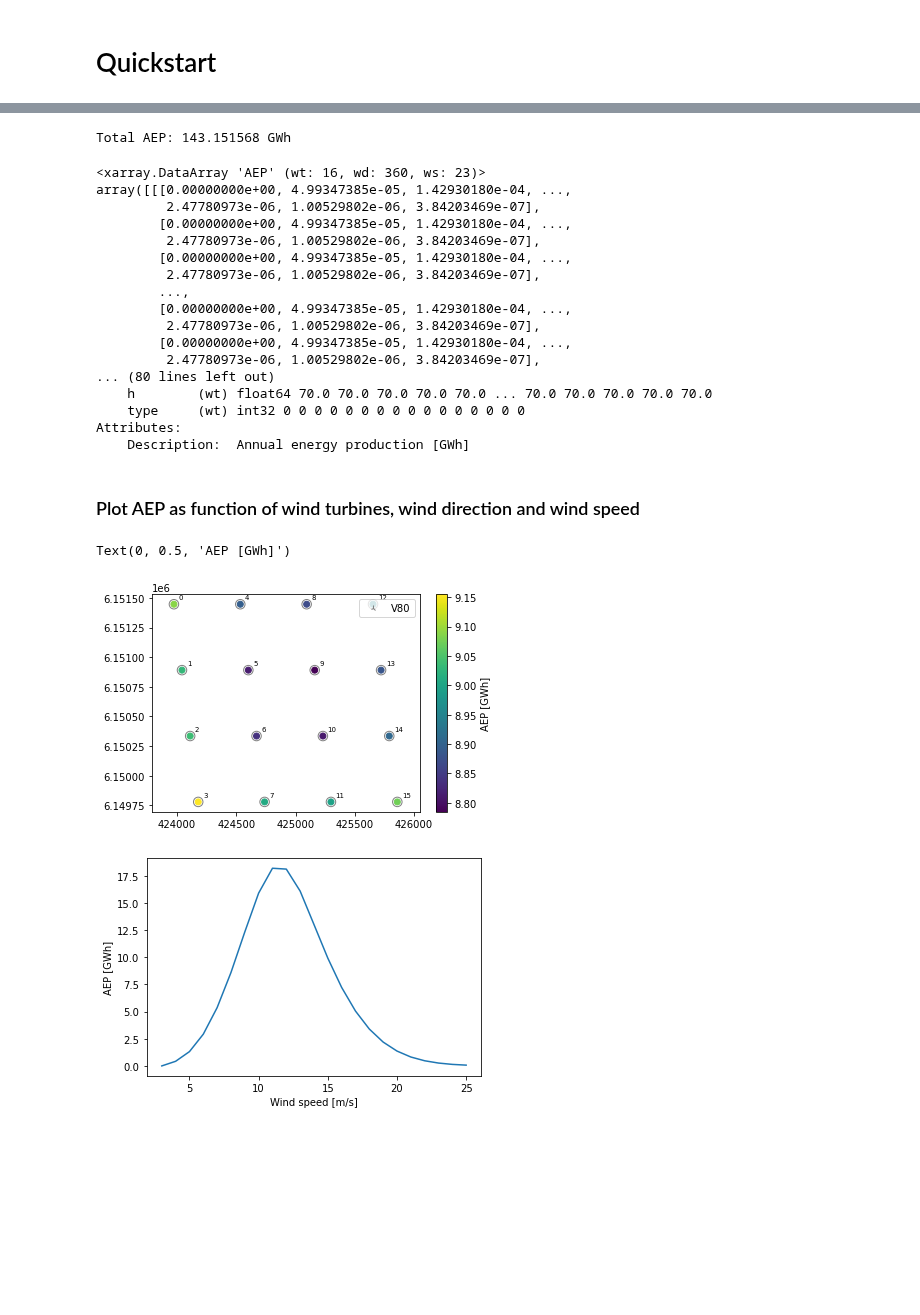
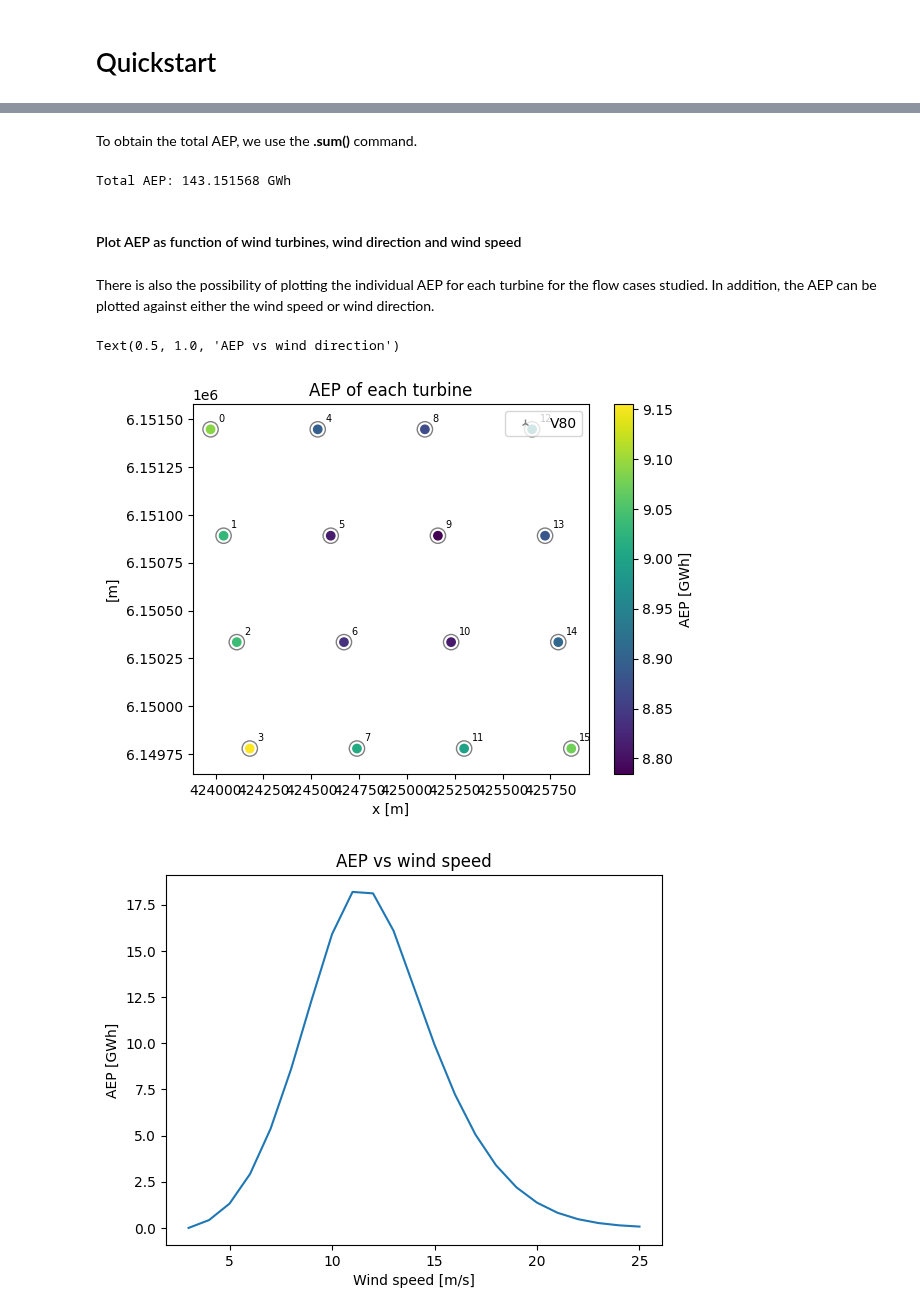
Before and after one commit to DTUWindEnergy/PyWake, a Jupyter notebook: docs/notebooks/Quickstart.ipynb, the cells around one changed output, grey strips where cells are left out. Cells and saved outputs as stored; diff of their text form; code cells hidden in the pictures; blank space fills up the shorter version.

```diff
--- a/docs/notebooks/Quickstart.ipynb
+++ b/docs/notebooks/Quickstart.ipynb
@@ -24,47 +62,38 @@ simulationResult = noj(wt16_x,wt16_y)
+# %% [markdown]
+To obtain the total AEP, we use the **.sum()** command.
 # %%
 print ("Total AEP: %f GWh"%simulationResult.aep().sum())
-simulationResult.aep()
 # %% [output]
 Total AEP: 143.151568 GWh
-<xarray.DataArray 'AEP' (wt: 16, wd: 360, ws: 23)>
-array([[[0.00000000e+00, 4.99347385e-05, 1.42930180e-04, ...,
-         2.47780973e-06, 1.00529802e-06, 3.84203469e-07],
-        [0.00000000e+00, 4.99347385e-05, 1.42930180e-04, ...,
-         2.47780973e-06, 1.00529802e-06, 3.84203469e-07],
-        [0.00000000e+00, 4.99347385e-05, 1.42930180e-04, ...,
-         2.47780973e-06, 1.00529802e-06, 3.84203469e-07],
-        ...,
-        [0.00000000e+00, 4.99347385e-05, 1.42930180e-04, ...,
-         2.47780973e-06, 1.00529802e-06, 3.84203469e-07],
-        [0.00000000e+00, 4.99347385e-05, 1.42930180e-04, ...,
-         2.47780973e-06, 1.00529802e-06, 3.84203469e-07],
-... (80 lines left out)
-    h        (wt) float64 70.0 70.0 70.0 70.0 70.0 ... 70.0 70.0 70.0 70.0 70.0
-    type     (wt) int32 0 0 0 0 0 0 0 0 0 0 0 0 0 0 0 0
-Attributes:
-    Description:  Annual energy production [GWh]
 # %% [markdown]
-### Plot AEP as function of wind turbines, wind direction and wind speed
+#### Plot AEP as function of wind turbines, wind direction and wind speed
+# %% [markdown]
+There is also the possibility of plotting the individual AEP for each turbine for the flow cases studied. In addition, the AEP can be plotted against either the wind speed or wind direction.
 # %%
 import matplotlib.pyplot as plt
 %matplotlib inline
 
 plt.figure()
 aep = simulationResult.aep()
 windTurbines.plot(wt16_x,wt16_y)
 c =plt.scatter(wt16_x, wt16_y, c=aep.sum(['wd','ws']))
 plt.colorbar(c, label='AEP [GWh]')
+plt.title('AEP of each turbine')
+plt.xlabel('x [m]')
+plt.ylabel('[m]')
 
 plt.figure()
 aep.sum(['wt','wd']).plot()
 plt.xlabel("Wind speed [m/s]")
 plt.ylabel("AEP [GWh]")
+plt.title('AEP vs wind speed')
 
 plt.figure()
 aep.sum(['wt','ws']).plot()
 plt.xlabel("Wind direction [deg]")
 plt.ylabel("AEP [GWh]")
+plt.title('AEP vs wind direction')
 # %% [output]
-Text(0, 0.5, 'AEP [GWh]')
+Text(0.5, 1.0, 'AEP vs wind direction')
-[figure, old version]
+[figure, new version]
-[figure, old version]
+[figure, new version]
```
Also changed, not shown: parts of 15 cells of this notebook, 23 other files.
